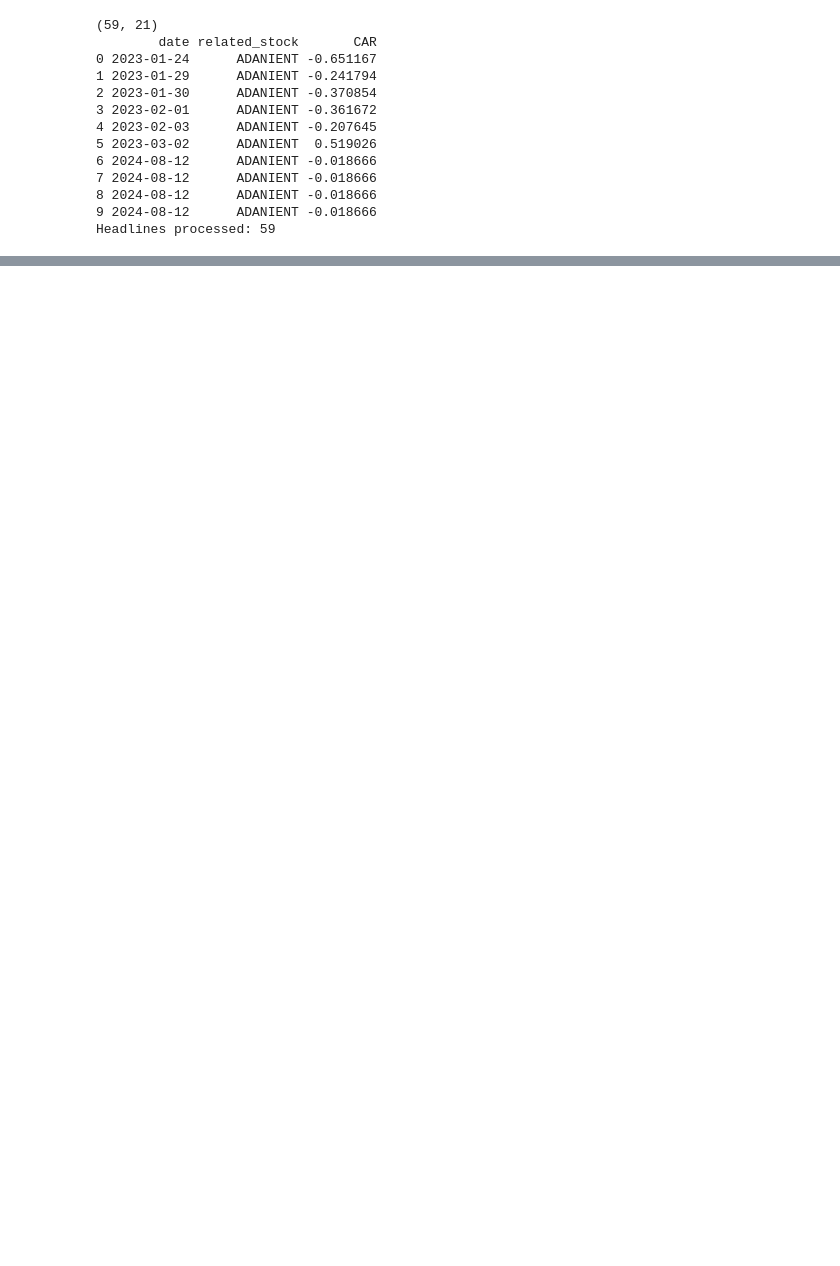
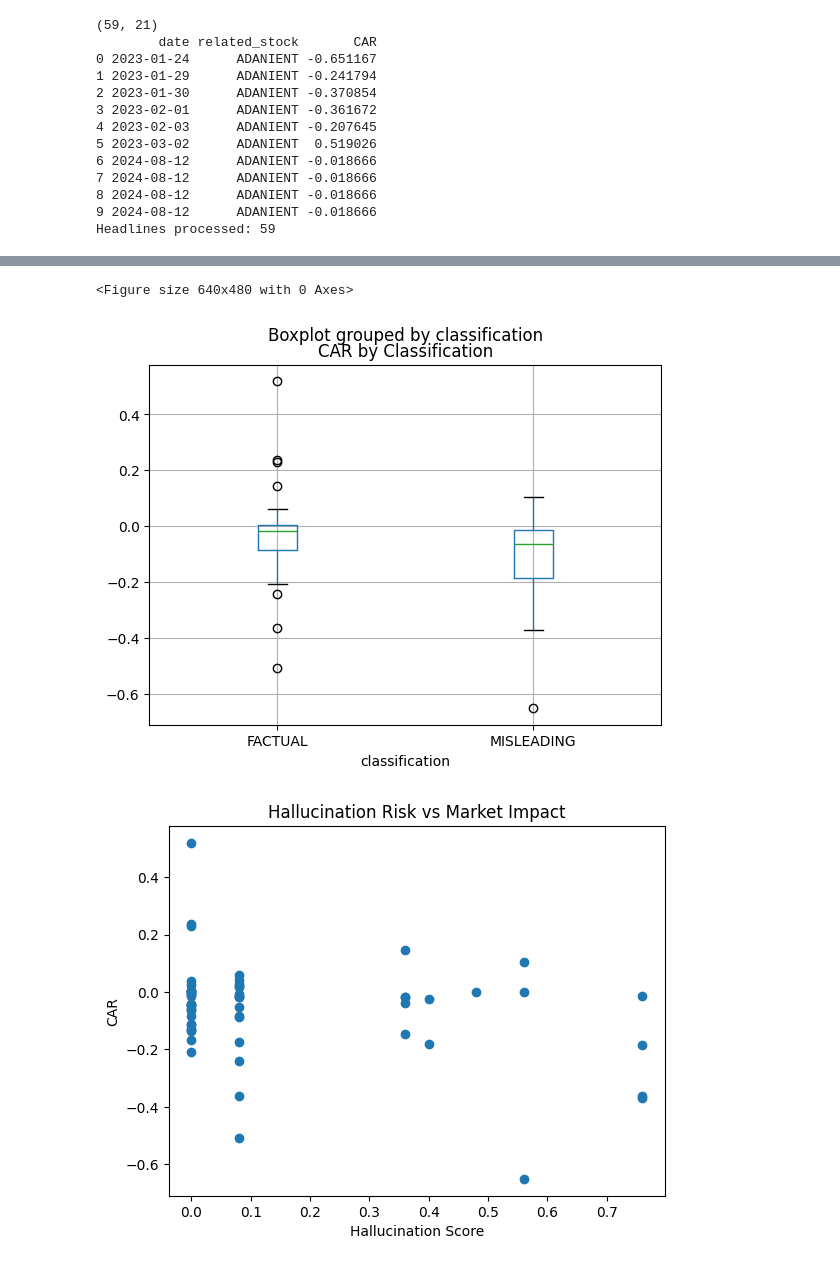
Before and after one commit to anusaini13-cloud/financial-misinformation-detector-LLM-hallucination-market-impact-analysis, a Jupyter notebook: data/market_analysis.ipynb, the cells around one changed output, grey strips where cells are left out. Drawn from its saved outputs; the diff is of its cells as text; code cells hidden in the pictures; blank space fills up the shorter version.

Commit message:
completed market analysis with weighted CAR and visualizations

```diff
--- a/data/market_analysis.ipynb
+++ b/data/market_analysis.ipynb
@@ -156,4 +155,4 @@ Name: ADANIENT.NS, dtype: float64
 # %%
 #coverting data column in datatime format
 df = pd.read_csv('/Users/annu/Desktop/Financial Misinformation Detection with LLM Hallucination Auditing + Market Impact Analysis/headlines_layer2.csv')
-pd.to_datetime(df.date)
+df["date"]=pd.to_datetime(df.date)
@@ -162,5 +159,6 @@ TypeError: 'set' object is not callable
 # %%
 import statsmodels.api as sm
+from scipy import stats
 results = []
 
 for index, row in df.iterrows():
@@ -194,13 +192,17 @@ for index, row in df.iterrows():
     expected_returns = alpha + beta*nifty_return_2 #nifty_return_2 is already a series so we dont need loop
 
     abnormal_return =  stock_return_2 - expected_returns
+    t_stat, p_value = stats.ttest_1samp(abnormal_return.dropna(), 0)
     CAR = abnormal_return.sum()
     print(f"CAR: {CAR}, stock_return_2 length: {len(stock_return_2)}, expected length: {len(expected_returns)}")
 
     results.append({
     'date': row['date'],
     'ticker': row['related_stock'],
-    'CAR': CAR
+    'CAR': CAR,
+    't-statistic': round(t_stat,4),
+    'p_value': round(p_value,4),
+    'is significant' : 1 if p_value<0.05 else 0
     })
 
 results_df = pd.DataFrame(results)
@@ -244,0 +293,3 @@ Headlines processed: 59
+# %%
+print(df_layer3.columns.tolist())
+df_layer3 = df_layer3.reset_index(drop=True)
@@ -244,0 +366,28 @@ Headlines processed: 59
+# %%
+# Plot 1
+import matplotlib.pyplot as plt
+plt.figure()
+df_layer3.boxplot(column='CAR', by='classification')
+plt.title('CAR by Classification')
+plt.savefig('car_by_classification.png')
+plt.show()
+
+# Plot 2
+plt.figure()
+plt.scatter(df_layer3['hallucination_score'], df_layer3['CAR'])
+plt.xlabel('Hallucination Score')
+plt.ylabel('CAR')
+plt.title('Hallucination Risk vs Market Impact')
+plt.savefig('hallucination_vs_car.png')
+plt.show()
+
+# Plot 3
+plt.figure()
+plt.bar(['Unweighted', 'Weighted'], [unweighted_CAR, weighted_CAR])
+plt.title('Weighted vs Unweighted Mean CAR')
+plt.savefig('weighted_comparison.png')
+plt.show()
+# %% [output]
+<Figure size 640x480 with 0 Axes>
+[figure, added]
+[figure, added]
```
Also changed, not shown: parts of 10 cells of this notebook, 5 other files.
